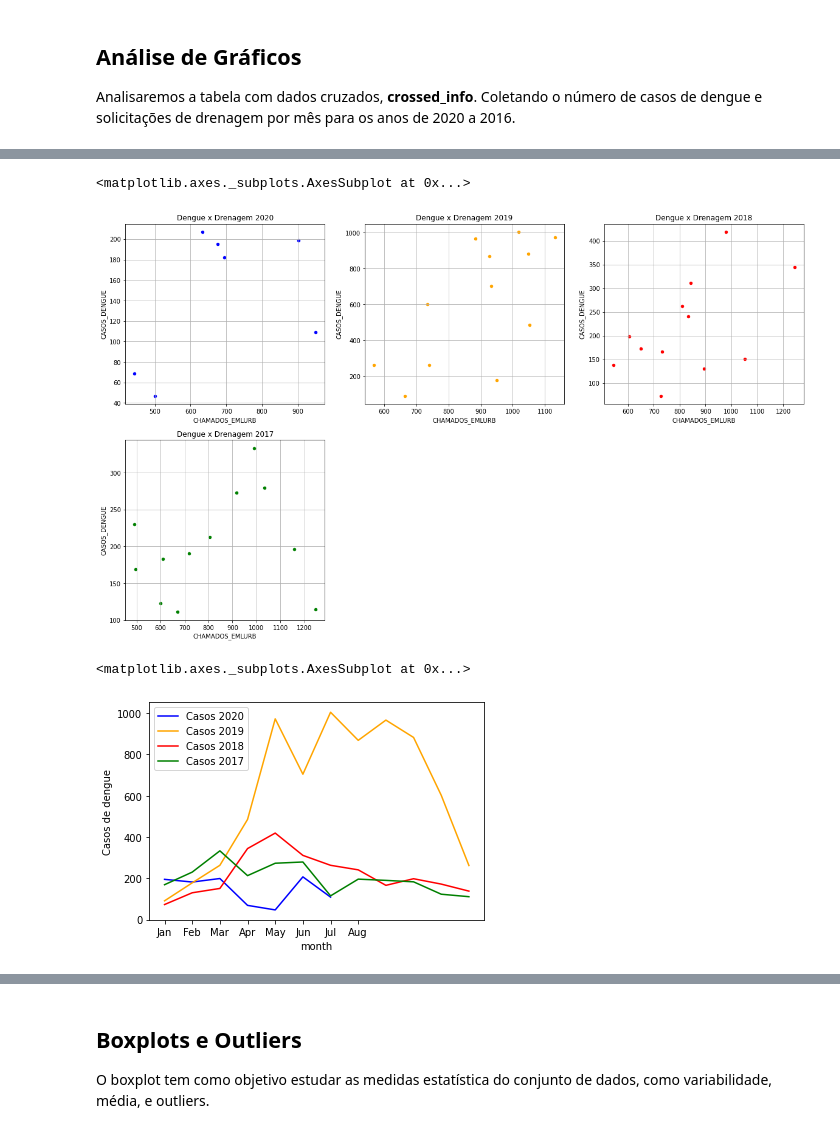
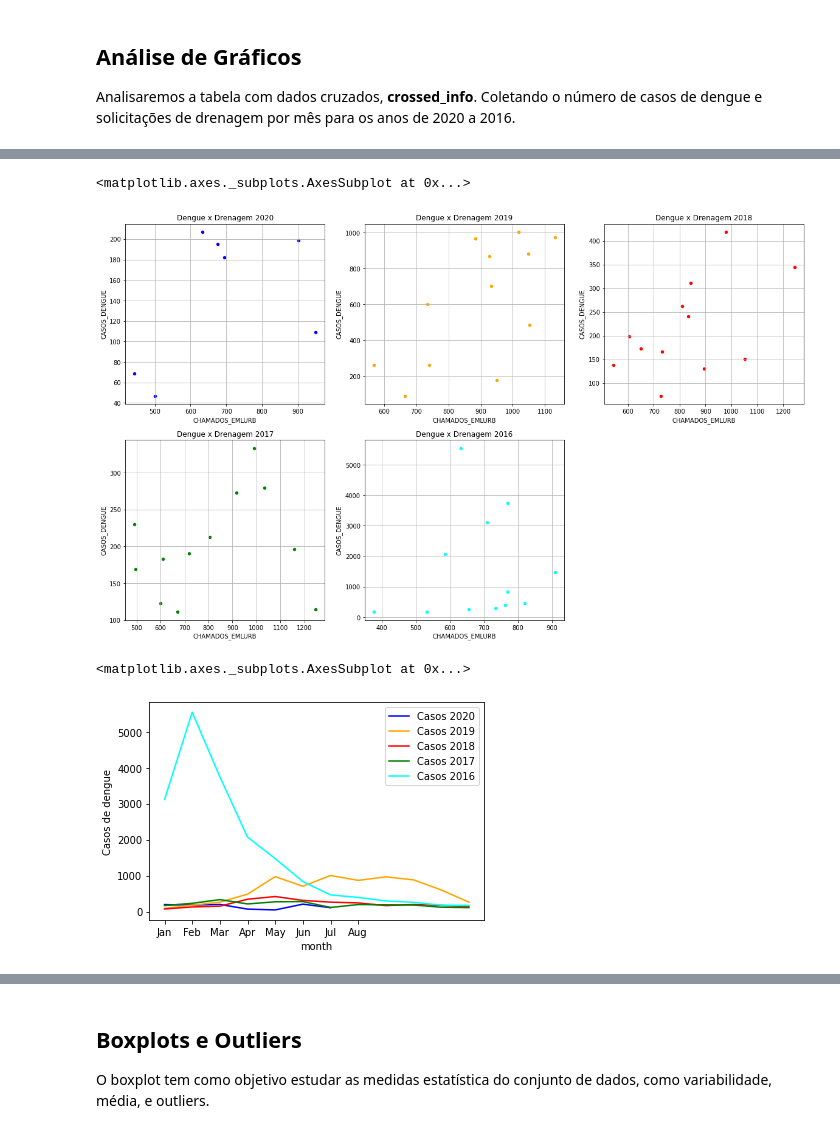
Before and after one commit to HiagoAD/GDI2, a Jupyter notebook: Project_1.ipynb, the cells around one changed output, grey strips where cells are left out. Drawn from its saved outputs; the diff is of its cells as text; code cells hidden in the pictures.

Commit message:
Adicionados os dados de 2016; Adicionados os bloxplots de 2018 a 2016

```diff
--- a/Project_1.ipynb
+++ b/Project_1.ipynb
@@ -241,14 +267,21 @@ emlurb_data17 = emlurb17[["GRUPOSERVICO_DESCRICAO", "BAIRRO", "DATA_DEMANDA", "S
 emlurb_data17 = emlurb_data17[(emlurb_data17.GRUPOSERVICO_DESCRICAO == "DRENAGEM")]
 emlurb_data17["DATA_DEMANDA"] = pd.to_datetime(emlurb_data17["DATA_DEMANDA"])
 
+emlurb_data16 = emlurb16[["GRUPOSERVICO_DESCRICAO", "BAIRRO", "DATA_DEMANDA", "SITUACAO"]]
+# emlurb_data16 = emlurb_data16[emlurb_data16["SITUACAO"] != "ATENDIDA"]
+emlurb_data16["DATA_DEMANDA"] = pd.to_datetime(emlurb_data16["DATA_DEMANDA"])
+emlurb_data16 = emlurb_data16[(emlurb_data16.GRUPOSERVICO_DESCRICAO == "DRENAGEM")]
+
 # # Número de solicitações por mês
 emlurb_data19 = emlurb_data19.groupby([pd.Grouper(key="DATA_DEMANDA", freq="M")]).size().reset_index(name="CHAMADOS_EMLURB")
 emlurb_data18 = emlurb_data18.groupby([pd.Grouper(key="DATA_DEMANDA", freq="M")]).size().reset_index(name="CHAMADOS_EMLURB")
 emlurb_data17 = emlurb_data17.groupby([pd.Grouper(key="DATA_DEMANDA", freq="M")]).size().reset_index(name="CHAMADOS_EMLURB")
+emlurb_data16 = emlurb_data16.groupby([pd.Grouper(key="DATA_DEMANDA", freq="M")]).size().reset_index(name="CHAMADOS_EMLURB")
 
 display(emlurb_data19)
 display(emlurb_data18)
 display(emlurb_data17)
+display(emlurb_data16)
 # %% [output]
 A value is trying to be set on a copy of a slice from a DataFrame.
 Try using .loc[row_indexer,col_indexer] = value instead
@@ -308,6 +358,9 @@ display(crossed_info18)
 
 crossed_info17 = pd.merge(dengue_data17, emlurb_data17, left_on=["dt_notificacao"],right_on=["DATA_DEMANDA"])
 display(crossed_info17)
+
+crossed_info16 = pd.merge(dengue_data16, emlurb_data16, left_on=["dt_notificacao"],right_on=["DATA_DEMANDA"])
+display(crossed_info16)
 # %% [output]
 |  | dt_notificacao | CASOS_DENGUE | DATA_DEMANDA | CHAMADOS_EMLURB |
 | 0 | 2019-01-31 | 91 | 2019-01-31 | 664 |
@@ -380,7 +446,7 @@ See the caveats in the documentation: https://pandas.pydata.org/pandas-docs/stab
 Ttest_indResult(statistic=2.4688876767532433, pvalue=0.06902913833408653)
 Ttest_indResult(statistic=5.156991407515991, pvalue=0.0067119513666034115)
 # %%
-#Testes de Hipótese para dados de 2019-2017
+#Testes de Hipótese para dados de 2019-2016
 
 crossed_info19['mes'] = crossed_info19.dt_notificacao.apply(lambda x: x.strftime('%m'))
 meses_analise = ['01', '02', '06','07'] #meses de chuva
@@ -397,6 +463,11 @@ meses_analise = ['01', '02', '06','07'] #meses de chuva
 dengue_data17_meses = crossed_info17[(crossed_info17.mes.isin(meses_analise))]
 dengue_data17_meses['mes'] = pd.to_numeric(dengue_data17_meses['mes'])
 
+crossed_info16['mes'] = crossed_info16.dt_notificacao.apply(lambda x: x.strftime('%m'))
+meses_analise = ['01', '02', '06','07'] #meses de chuva
+dengue_data16_meses = crossed_info16[(crossed_info16.mes.isin(meses_analise))]
+dengue_data16_meses['mes'] = pd.to_numeric(dengue_data16_meses['mes'])
+
 # Teste de hipótese para mês de Janeiro e Junho para casos de dengue
 th_dengue = stats.ttest_ind(dengue_data19_meses['CASOS_DENGUE'], dengue_data19_meses['mes'], equal_var=True)
 display(th_dengue)
@@ -405,6 +476,9 @@ th_dengue = stats.ttest_ind(dengue_data18_meses['CASOS_DENGUE'], dengue_data18_m
 display(th_dengue)
 
 th_dengue = stats.ttest_ind(dengue_data17_meses['CASOS_DENGUE'], dengue_data17_meses['mes'], equal_var=True)
+display(th_dengue)
+
+th_dengue = stats.ttest_ind(dengue_data16_meses['CASOS_DENGUE'], dengue_data16_meses['mes'], equal_var=True)
 display(th_dengue)
 
 # Teste de hipótese para mês de Janeiro e Junho para solicitações de drenagem
@@ -416,6 +490,12 @@ display(th_emlurb)
 
 th_emlurb = stats.ttest_ind(dengue_data17_meses['CHAMADOS_EMLURB'], dengue_data17_meses['mes'], equal_var=True)
 display(th_emlurb)
+
+th_emlurb = stats.ttest_ind(dengue_data17_meses['CHAMADOS_EMLURB'], dengue_data17_meses['mes'], equal_var=True)
+display(th_emlurb)
+
+th_emlurb = stats.ttest_ind(dengue_data16_meses['CHAMADOS_EMLURB'], dengue_data16_meses['mes'], equal_var=True)
+display(th_emlurb)
 # %% [output]
 A value is trying to be set on a copy of a slice from a DataFrame.
 Try using .loc[row_indexer,col_indexer] = value instead
@@ -495,17 +586,19 @@ CHAMADOS_EMLURB      0.224201         1.000000
 
 Analisaremos a tabela com dados cruzados, **crossed_info**. Coletando o número de casos de dengue e solicitações de drenagem por mês para os anos de 2020 a 2016.
 # %%
-# Análise para Casos de dengue x Meses em 2019 e 2020
+# Análise para Casos de dengue x Meses de 2020 a 2016
 
 crossed_info['mes'] = pd.to_numeric(crossed_info['mes'])
 crossed_info19['mes'] = pd.to_numeric(crossed_info19['mes'])
 crossed_info18['mes'] = pd.to_numeric(crossed_info18['mes'])
 crossed_info17['mes'] = pd.to_numeric(crossed_info17['mes'])
+crossed_info16['mes'] = pd.to_numeric(crossed_info16['mes'])
 
 crossed_info['month'] = crossed_info['mes'].apply(lambda x: calendar.month_abbr[x])
 crossed_info19['month'] = crossed_info19['mes'].apply(lambda x: calendar.month_abbr[x])
 crossed_info18['month'] = crossed_info18['mes'].apply(lambda x: calendar.month_abbr[x])
 crossed_info17['month'] = crossed_info17['mes'].apply(lambda x: calendar.month_abbr[x])
+crossed_info16['month'] = crossed_info16['mes'].apply(lambda x: calendar.month_abbr[x])
 
 
 fig = plt.figure(1)
@@ -526,5 +619,8 @@ crossed_info18.plot.bar(x='month', y='CASOS_DENGUE', legend=False, ax=ax3,title=
 
 ax4 = plt.subplot(234)
 crossed_info17.plot.bar(x='month', y='CASOS_DENGUE', legend=False, ax=ax4,title='Casos de dengue em 2017', color='green', ylabel='Nª de casos', xlabel='Mês',)
+
+ax5 = plt.subplot(235)
+crossed_info17.plot.bar(x='month', y='CASOS_DENGUE', legend=False, ax=ax5,title='Casos de dengue em 2016', color='cyan', ylabel='Nª de casos', xlabel='Mês',)
 # %% [output]
 <matplotlib.axes._subplots.AxesSubplot at 0x...>
@@ -553,5 +652,5 @@ crossed_info17.plot.bar(x='month', y='CHAMADOS_EMLURB', legend=False, ax=ax3,tit
 # %%
-# Gráfico tipo scatter relacionando Casos dengue x Solicitações de drenagens em 2019 e 2020
+# Gráfico tipo scatter relacionando Casos dengue x Solicitações de drenagens em 2016 a 2020
 
 fig = plt.figure(1)
 fig.set_figheight(12)
@@ -568,17 +667,21 @@ crossed_info18.plot.scatter(x = 'CHAMADOS_EMLURB', y = 'CASOS_DENGUE', legend=Fa
 
 ax4 = plt.subplot(234)
 crossed_info17.plot.scatter(x = 'CHAMADOS_EMLURB', y = 'CASOS_DENGUE', legend=False, ax=ax4,title='Dengue x Drenagem 2017', color='green',grid=True)
+
+ax5 = plt.subplot(235)
+crossed_info16.plot.scatter(x = 'CHAMADOS_EMLURB', y = 'CASOS_DENGUE', legend=False, ax=ax5,title='Dengue x Drenagem 2016', color='cyan',grid=True)
 # %% [output]
 <matplotlib.axes._subplots.AxesSubplot at 0x...>
-[figure, old version]
+[figure, new version]
 # %%
-# Comparação de casos de dengue para anos de 2020 e 2019
+# Comparação de casos de dengue para anos de 2020 a 2016
 
 ax = crossed_info.plot(x='month', y = 'CASOS_DENGUE', ylabel='Casos de dengue', xlabel='Mês', kind = 'line', color='blue', label='Casos 2020')
 crossed_info19.plot(x='month', y = 'CASOS_DENGUE', kind = 'line', ax=ax, color='orange', label='Casos 2019')
 crossed_info18.plot(x='month', y = 'CASOS_DENGUE', kind = 'line', ax=ax, color='red', label='Casos 2018')
 crossed_info17.plot(x='month', y = 'CASOS_DENGUE', kind = 'line', ax=ax, color='green', label='Casos 2017')
+crossed_info16.plot(x='month', y = 'CASOS_DENGUE', kind = 'line', ax=ax, color='cyan', label='Casos 2016')
 # %% [output]
 <matplotlib.axes._subplots.AxesSubplot at 0x...>
-[figure, old version]
+[figure, new version]
 # %%
```
Also changed, not shown: parts of 18 cells of this notebook.
